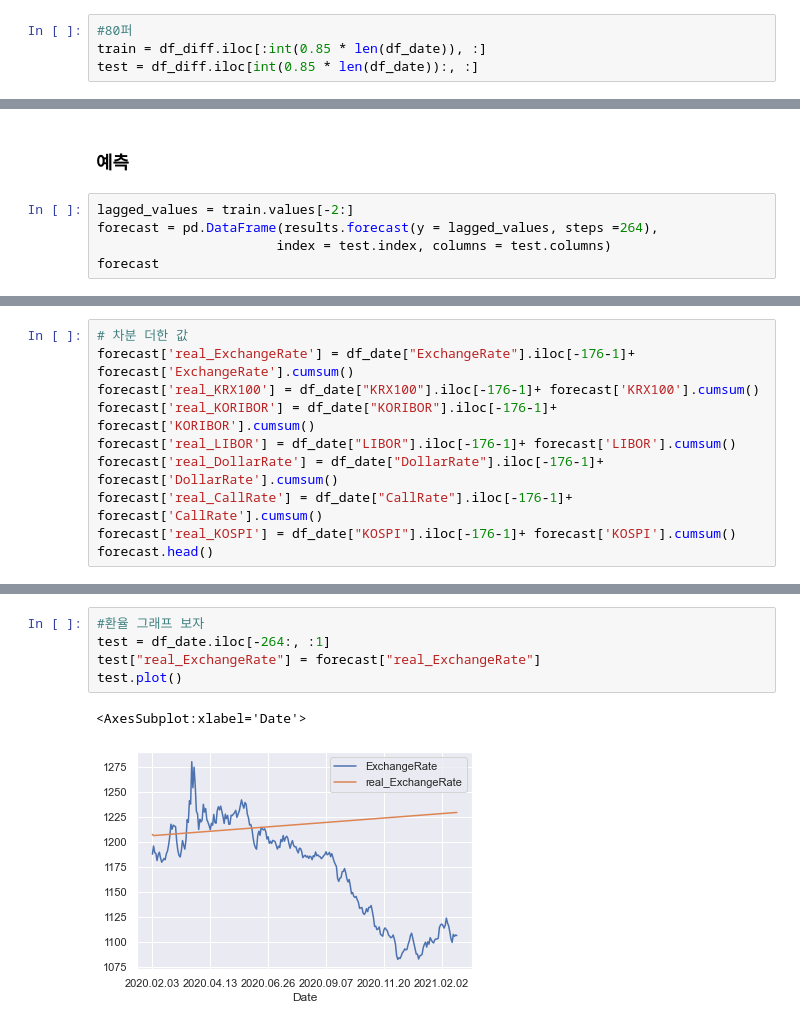
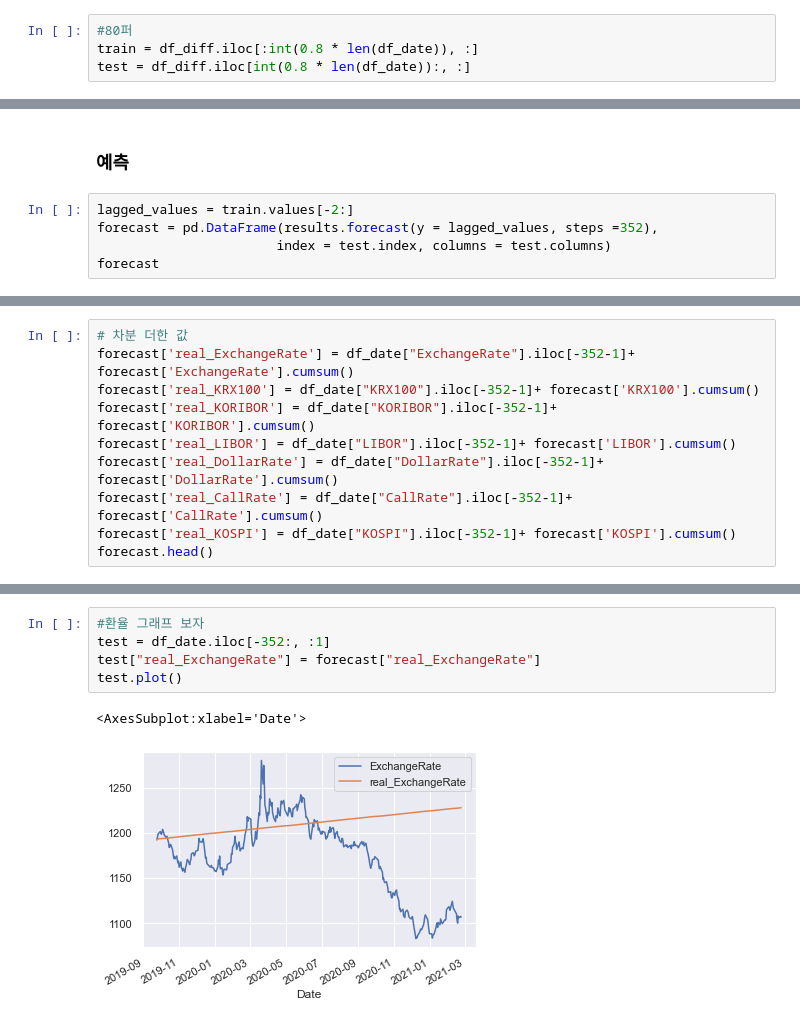
Before and after one commit to OHBEYOUNGHUN/Machine_practice, a Jupyter notebook: 시계열 프로젝트/다변량 시계열 (VAR) .ipynb, the cells around one changed output, grey strips where cells are left out. Saved outputs shown, nothing was run; the diff lists cells and outputs as text.

```diff
--- a/시계열 프로젝트/다변량 시계열 (VAR) .ipynb
+++ b/시계열 프로젝트/다변량 시계열 (VAR) .ipynb
@@ -225,8 +225,8 @@ p-value: 0.0
 - 데이터를 트레인/테스트 셋으로 나누자
 # %%
 #80퍼
-train = df_diff.iloc[:int(0.85 * len(df_date)), :]
-test = df_diff.iloc[int(0.85 * len(df_date)):, :]
+train = df_diff.iloc[:int(0.8 * len(df_date)), :]
+test = df_diff.iloc[int(0.8 * len(df_date)):, :]
 # %%
 test.tail()
 # %% [output]
@@ -282,7 +282,7 @@ KOSPI              -0.026735  0.974511  0.046193 -0.025212    0.015123 -0.033805
 ### 예측
 # %%
 lagged_values = train.values[-2:]
-forecast = pd.DataFrame(results.forecast(y = lagged_values, steps =264),
+forecast = pd.DataFrame(results.forecast(y = lagged_values, steps =352),
                        index = test.index, columns = test.columns)
 forecast
 # %% [output]
@@ -303,12 +303,12 @@ forecast
 # %%
 # 차분 더한 값
-forecast['real_ExchangeRate'] = df_date["ExchangeRate"].iloc[-176-1]+ forecast['ExchangeRate'].cumsum()
-forecast['real_KRX100'] = df_date["KRX100"].iloc[-176-1]+ forecast['KRX100'].cumsum()
-forecast['real_KORIBOR'] = df_date["KORIBOR"].iloc[-176-1]+ forecast['KORIBOR'].cumsum()
-forecast['real_LIBOR'] = df_date["LIBOR"].iloc[-176-1]+ forecast['LIBOR'].cumsum()
-forecast['real_DollarRate'] = df_date["DollarRate"].iloc[-176-1]+ forecast['DollarRate'].cumsum()
-forecast['real_CallRate'] = df_date["CallRate"].iloc[-176-1]+ forecast['CallRate'].cumsum()
-forecast['real_KOSPI'] = df_date["KOSPI"].iloc[-176-1]+ forecast['KOSPI'].cumsum()
+forecast['real_ExchangeRate'] = df_date["ExchangeRate"].iloc[-352-1]+ forecast['ExchangeRate'].cumsum()
+forecast['real_KRX100'] = df_date["KRX100"].iloc[-352-1]+ forecast['KRX100'].cumsum()
+forecast['real_KORIBOR'] = df_date["KORIBOR"].iloc[-352-1]+ forecast['KORIBOR'].cumsum()
+forecast['real_LIBOR'] = df_date["LIBOR"].iloc[-352-1]+ forecast['LIBOR'].cumsum()
+forecast['real_DollarRate'] = df_date["DollarRate"].iloc[-352-1]+ forecast['DollarRate'].cumsum()
+forecast['real_CallRate'] = df_date["CallRate"].iloc[-352-1]+ forecast['CallRate'].cumsum()
+forecast['real_KOSPI'] = df_date["KOSPI"].iloc[-352-1]+ forecast['KOSPI'].cumsum()
 forecast.head()
 # %% [output]
 |  | ExchangeRate | KRX100 | KORIBOR | LIBOR | DollarRate | CallRate | KOSPI | real_ExchangeRate | ... |
@@ -321,9 +321,9 @@ forecast.head()
 # %%
 #환율 그래프 보자
-test = df_date.iloc[-264:, :1]
+test = df_date.iloc[-352:, :1]
 test["real_ExchangeRate"] = forecast["real_ExchangeRate"]
 test.plot()
 # %% [output]
 <AxesSubplot:xlabel='Date'>
-[figure, old version]
+[figure, new version]
 # %%
```
Also changed, not shown: parts of 10 cells of this notebook, 2 other files.
